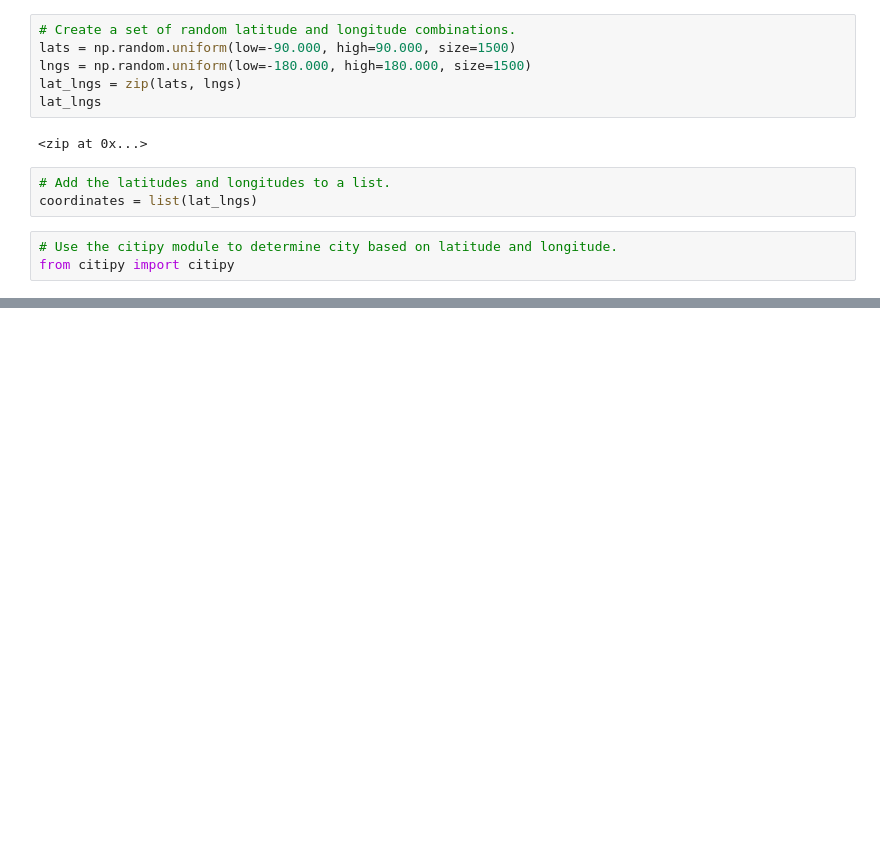
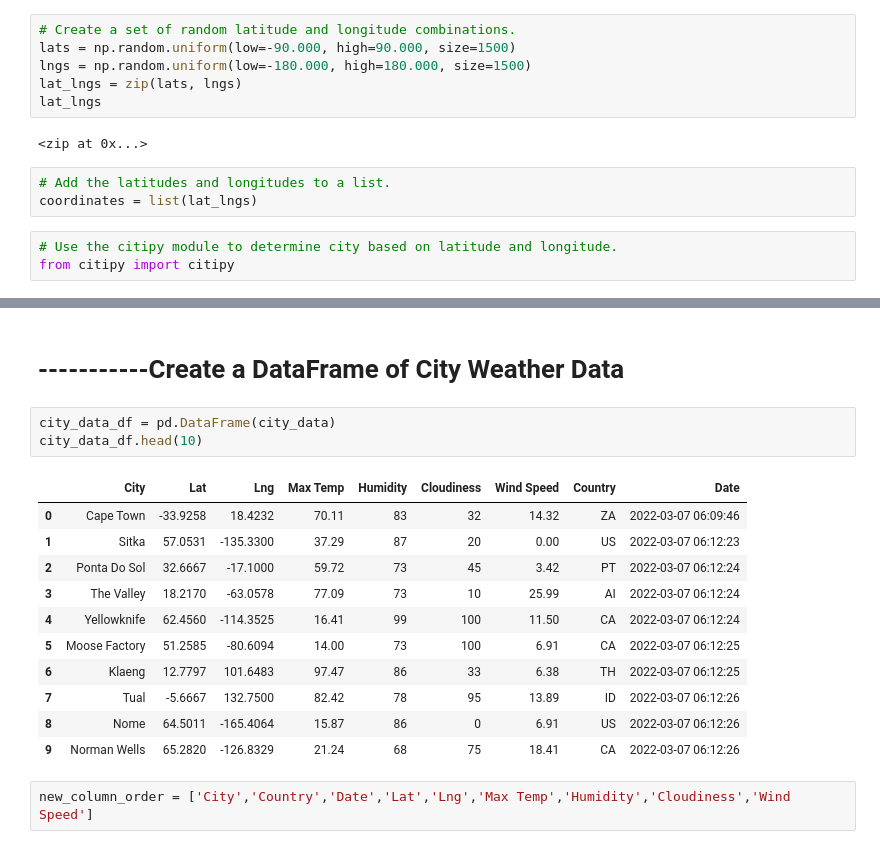
Before and after one commit to yycheung/World_Weather_Analysis, a Jupyter notebook: WeatherPy.ipynb, the cells around one changed output, grey strips where cells are left out. Drawn from its saved outputs; the diff is of its cells as text; blank space fills up the shorter version.

```diff
--- a/WeatherPy.ipynb
+++ b/WeatherPy.ipynb
@@ -56,0 +174,19 @@ len(cities)
+# %% [markdown]
+# -----------Create a DataFrame of City Weather Data
+# %%
+city_data_df = pd.DataFrame(city_data)
+city_data_df.head(10)
+# %% [output]
+|  | City | Lat | Lng | Max Temp | Humidity | Cloudiness | Wind Speed | Country | Date |
+| 0 | Cape Town | -33.9258 | 18.4232 | 70.11 | 83 | 32 | 14.32 | ZA | 2022-03-07 06:09:46 |
+| 1 | Sitka | 57.0531 | -135.3300 | 37.29 | 87 | 20 | 0.00 | US | 2022-03-07 06:12:23 |
+| 2 | Ponta Do Sol | 32.6667 | -17.1000 | 59.72 | 73 | 45 | 3.42 | PT | 2022-03-07 06:12:24 |
+| 3 | The Valley | 18.2170 | -63.0578 | 77.09 | 73 | 10 | 25.99 | AI | 2022-03-07 06:12:24 |
+| 4 | Yellowknife | 62.4560 | -114.3525 | 16.41 | 99 | 100 | 11.50 | CA | 2022-03-07 06:12:24 |
+| 5 | Moose Factory | 51.2585 | -80.6094 | 14.00 | 73 | 100 | 6.91 | CA | 2022-03-07 06:12:25 |
+| 6 | Klaeng | 12.7797 | 101.6483 | 97.47 | 86 | 33 | 6.38 | TH | 2022-03-07 06:12:25 |
+| 7 | Tual | -5.6667 | 132.7500 | 82.42 | 78 | 95 | 13.89 | ID | 2022-03-07 06:12:26 |
+| 8 | Nome | 64.5011 | -165.4064 | 15.87 | 86 | 0 | 6.91 | US | 2022-03-07 06:12:26 |
+| 9 | Norman Wells | 65.2820 | -126.8329 | 21.24 | 68 | 75 | 18.41 | CA | 2022-03-07 06:12:26 |
+# %%
+new_column_order = ['City','Country','Date','Lat','Lng','Max Temp','Humidity','Cloudiness','Wind Speed']
```
Also changed, not shown: parts of 8 cells of this notebook, 3 other files.
